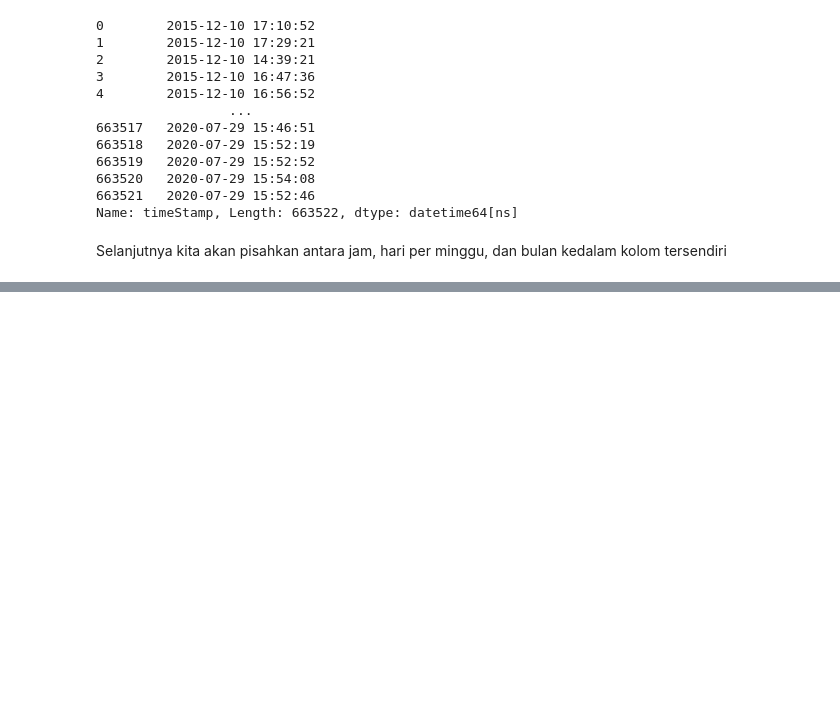
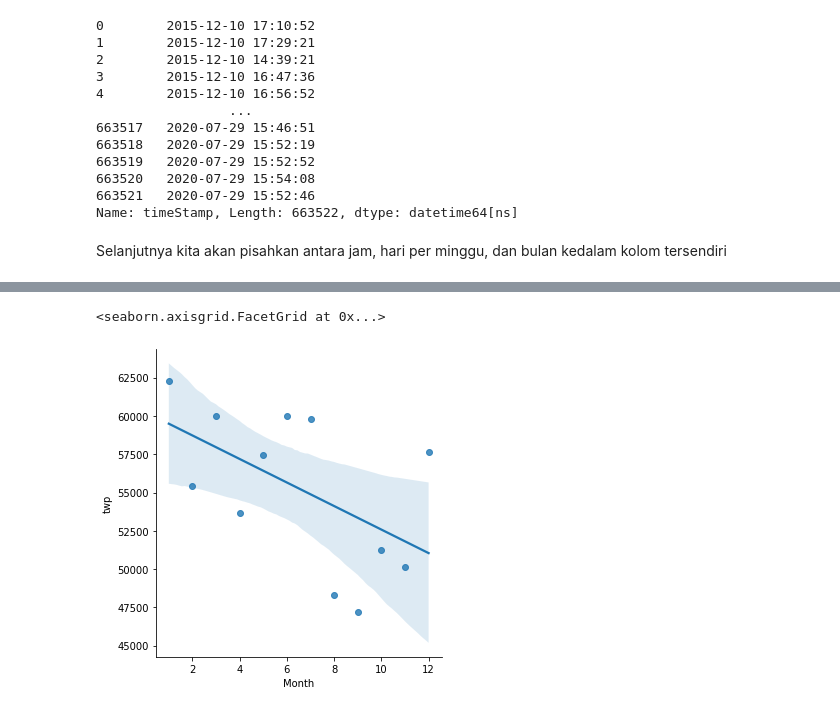
Before and after one commit to auriwan/911-emergency-call-analysis, a Jupyter notebook: 911_calls_Analysis.ipynb, the cells around one changed output, grey strips where cells are left out. Cells and saved outputs as stored; diff of their text form; code cells hidden in the pictures; blank space fills up the shorter version.

```diff
--- a/911_calls_Analysis.ipynb
+++ b/911_calls_Analysis.ipynb
@@ -194,0 +263,7 @@ dmap = {
+# %%
+df_baru=df_grup.reset_index()
+# %%
+sns.lmplot(data=df_baru,x='Month',y='twp')
+# %% [output]
+<seaborn.axisgrid.FacetGrid at 0x...>
+[figure, added]
```
Also changed, not shown: parts of 40 cells of this notebook.
